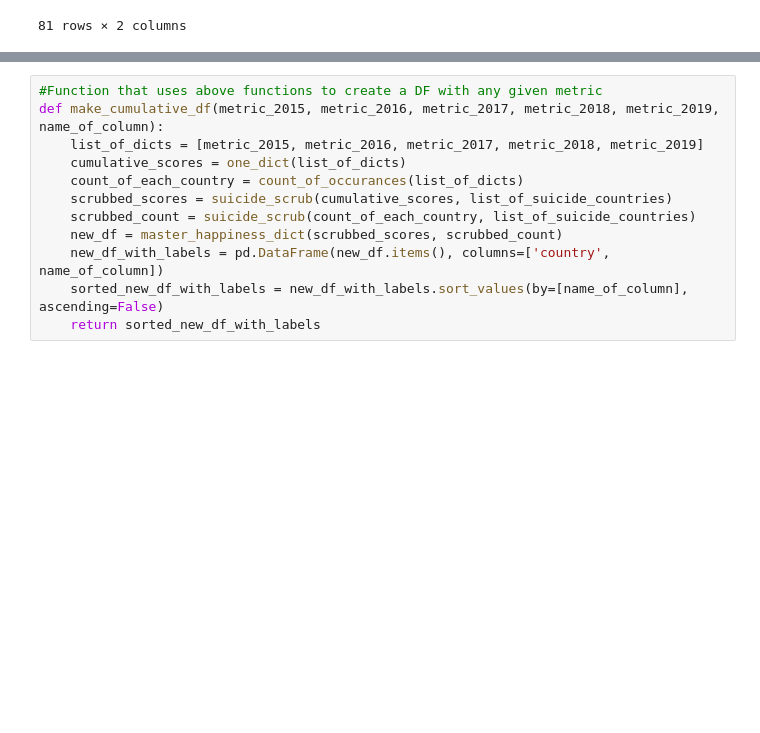
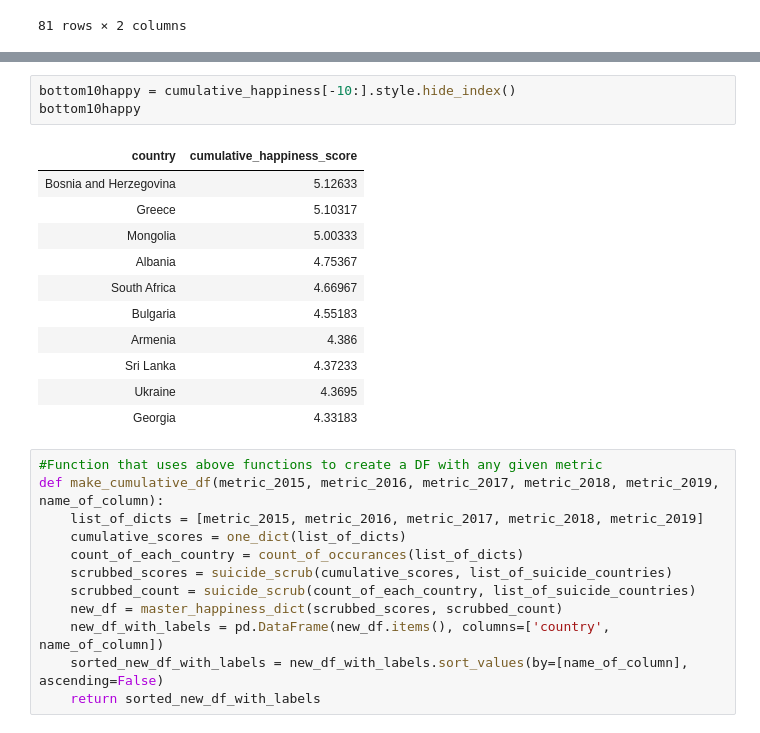
Before and after one commit to alecjonas/Analysis-of-Suicide-Rates-in-Countries-vs-Reported-Happiness-Scores, a Jupyter notebook: notebooks/adjusted_happiness_scores_in_suicide_db.ipynb, the cells around one changed output, grey strips where cells are left out. Cells and saved outputs as stored; diff of their text form; blank space fills up the shorter version.

```diff
--- a/notebooks/adjusted_happiness_scores_in_suicide_db.ipynb
+++ b/notebooks/adjusted_happiness_scores_in_suicide_db.ipynb
@@ -130,3 +145,18 @@ cumulative_happiness
+# %%
+bottom10happy = cumulative_happiness[-10:].style.hide_index()
+bottom10happy
+# %% [output]
+| country | cumulative_happiness_score |
+| Bosnia and Herzegovina | 5.12633 |
+| Greece | 5.10317 |
+| Mongolia | 5.00333 |
+| Albania | 4.75367 |
+| South Africa | 4.66967 |
+| Bulgaria | 4.55183 |
+| Armenia | 4.386 |
+| Sri Lanka | 4.37233 |
+| Ukraine | 4.3695 |
+| Georgia | 4.33183 |
 # %%
 #Function that uses above functions to create a DF with any given metric
 def make_cumulative_df(metric_2015, metric_2016, metric_2017, metric_2018, metric_2019, name_of_column):
```
Also changed, not shown: parts of 1 cell of this notebook, 1 other file.
